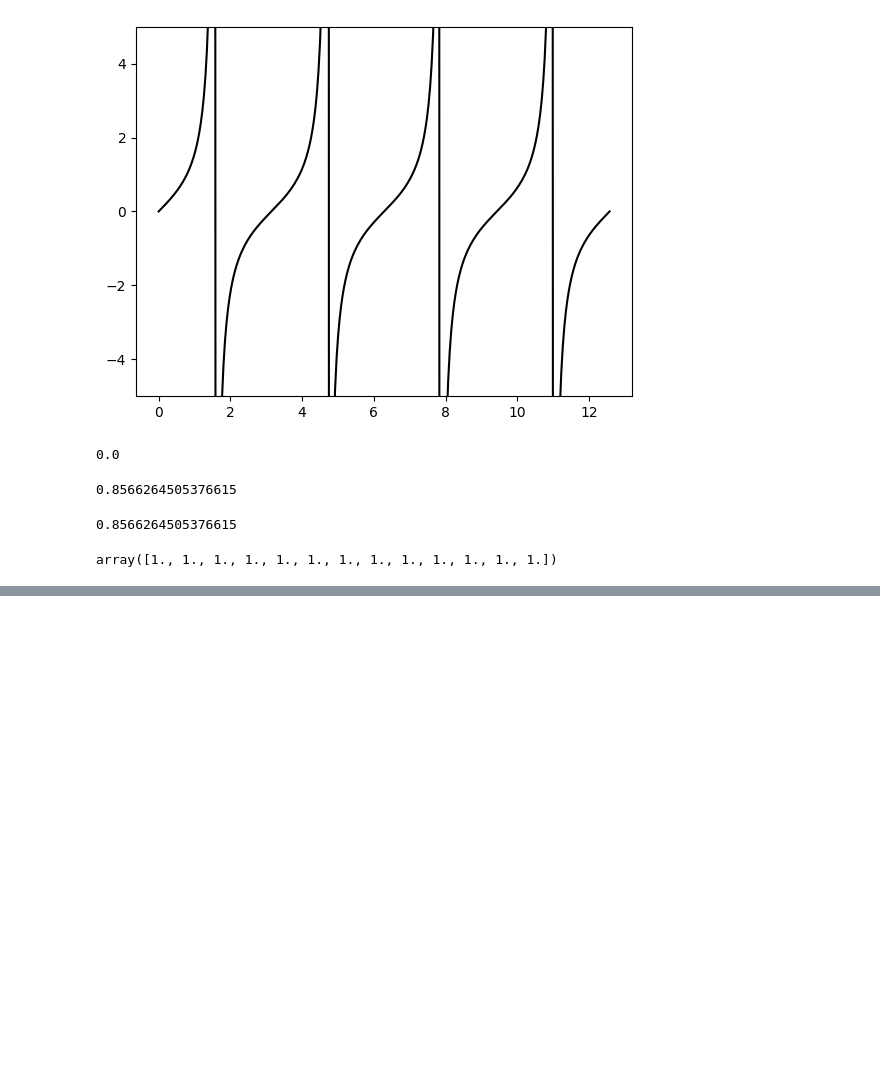
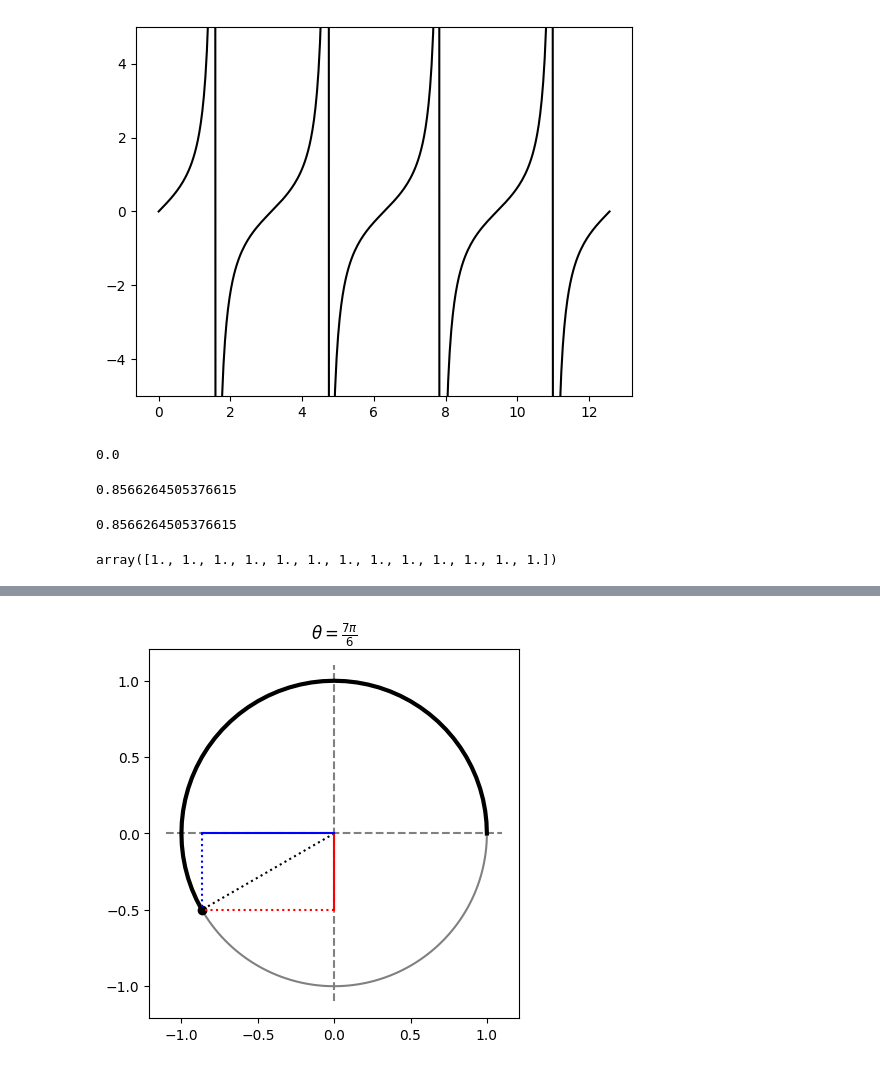
Before and after one commit to yaowenqiang/master_math_by_coding_in_python, a Jupyter notebook: random.ipynb, the cells around one changed output, grey strips where cells are left out. Drawn from its saved outputs; the diff is of its cells as text; code cells hidden in the pictures; blank space fills up the shorter version.

```diff
--- a/random.ipynb
+++ b/random.ipynb
@@ -200,0 +212,25 @@ array([1., 1., 1., 1., 1., 1., 1., 1., 1., 1., 1., 1., 1.])
+# %%
+# theta = np.pi*7/6
+# thsym = sym.pi*7/6
+
+thsym = sym.pi*7/6
+theta = float(thsym)
+x = np.linspace(0,2*np.pi, 200)
+plt.plot(np.cos(x), np.sin(x), color='gray')
+plt.plot([-1.1,1.1],[0,0],'--',color='gray')
+plt.plot([0,0],[-1.1,1.1],'--',color='gray')
+plt.plot(np.cos(np.linspace(0,theta)),np.sin(np.linspace(0,theta)),'k',linewidth=3)
+plt.plot([0,np.cos(theta)],[0,np.sin(theta)],'k:')
+plt.plot(np.cos(theta),np.sin(theta),'ko')
+plt.plot([0,0],[0,np.sin(theta)],'r')
+plt.plot([0,np.cos(theta)],[np.sin(theta),np.sin(theta)],'r:')
+plt.plot([0,np.cos(theta)],[0,0],'b')
+plt.plot([np.cos(theta),np.cos(theta)],[0,np.sin(theta)],'b:')
+plt.title('$\\theta = %s$' %(sym.latex(thsym)))
+
+
+plt.gca().set_aspect('equal')
+
+plt.show()
+# %% [output]
+[figure, added]
```
Also changed, not shown: parts of 1 cell of this notebook, 2 other files.
